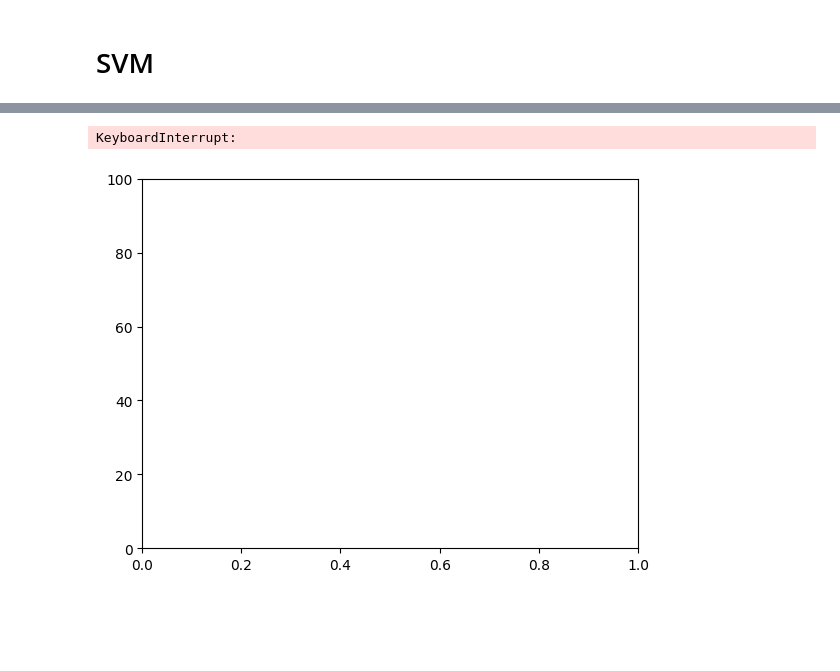
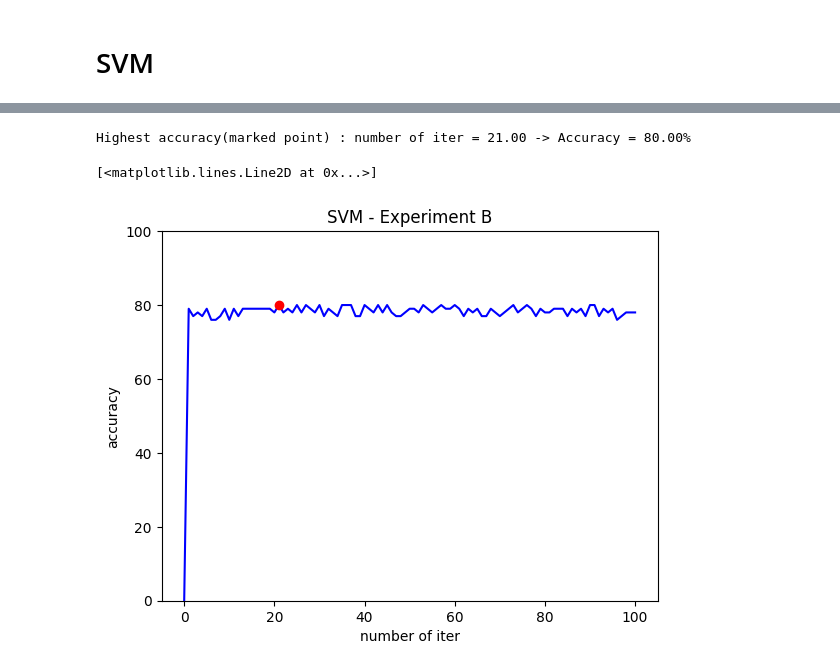
Before and after one commit to Benny0w0Liu/Data_Mining_113-2, a Jupyter notebook: Data_Mining_Midterm/experiment.ipynb, the cells around one changed output, grey strips where cells are left out. Saved outputs shown, nothing was run; the diff lists cells and outputs as text; code cells hidden in the pictures; blank space fills up the shorter version.

```diff
--- a/Data_Mining_Midterm/experiment.ipynb
+++ b/Data_Mining_Midterm/experiment.ipynb
@@ -60,7 +62,7 @@ Highest acurrency(marked point) : k = 15.00 -> Accuracy = 78.00%
 # Experiment A
 ax = plt.gca()
 ax.set_ylim([0, 100])
-x = np.array(list(range(10,1010,10)))
+x = np.array(list(range(0,101,1)))
 y=[]
 for num in x:
     y.append(PLA.experiment("A",num))
@@ -79,7 +81,7 @@ Highest acurrency(marked point) : number of iter = 200.00 -> Accuracy = 67.66%
 # Experiment B
 ax = plt.gca()
 ax.set_ylim([0, 100])
-x = np.array(list(range(10,1010,10)))
+x = np.array(list(range(0,101,1)))
 y=[]
 for num in x:
     y.append(PLA.experiment("B",num))
@@ -100,7 +102,7 @@ Highest acurrency(marked point) : number of iter = 360.00 -> Accuracy = 69.00%
 # Experiment A
 ax = plt.gca()
 ax.set_ylim([0, 100])
-x = np.array(list(range(10,1010,10)))
+x = np.array(list(range(0,101,1)))
 y=[]
 for num in x:
     y.append(SVM.experiment("A",num,1,0.005))
@@ -114,18 +120,19 @@ plt.plot(x, y, 'b-')
 # %%
 # Experiment B
 ax = plt.gca()
 ax.set_ylim([0, 100])
-x = np.array(list(range(10,1010,10)))
+x = np.array(list(range(0,101,1)))
 y=[]
 for num in x:
     y.append(SVM.experiment("B",num,1,0.005))
 
 print(f'Highest accuracy(marked point) : number of iter = {x[np.argmax(y)]:.2f} -> Accuracy = {y[np.argmax(y)]:.2f}%')
 plt.scatter(x[np.argmax(y)], y[np.argmax(y)], color='red', zorder=5)
 plt.xlabel('number of iter')
 plt.ylabel('accuracy')
 plt.title(f'SVM - Experiment B', fontsize=12)
 plt.plot(x, y, 'b-')
 # %% [output]
-KeyboardInterrupt:
+Highest accuracy(marked point) : number of iter = 21.00 -> Accuracy = 80.00%
+[<matplotlib.lines.Line2D at 0x...>]
-[figure, old version]
+[figure, new version]
```
Also changed, not shown: parts of 6 cells of this notebook.
